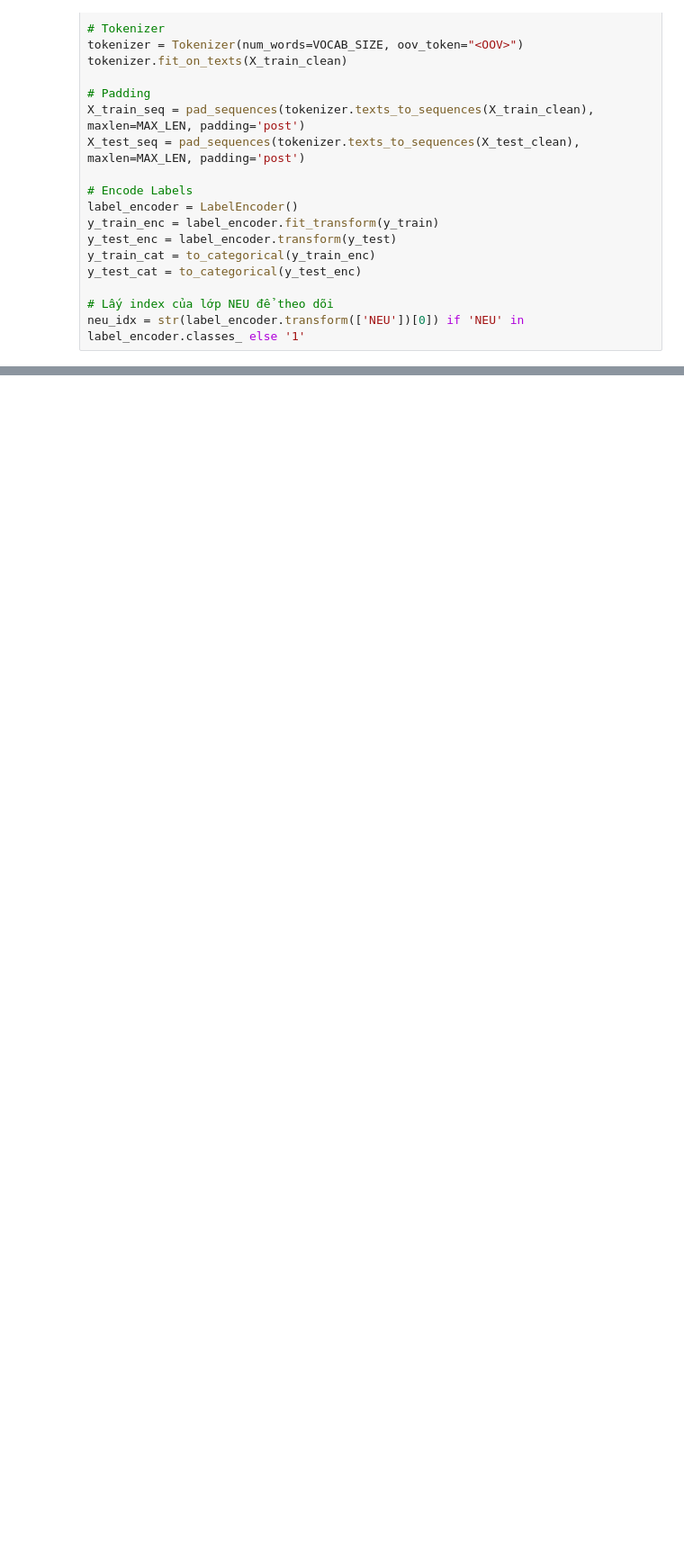
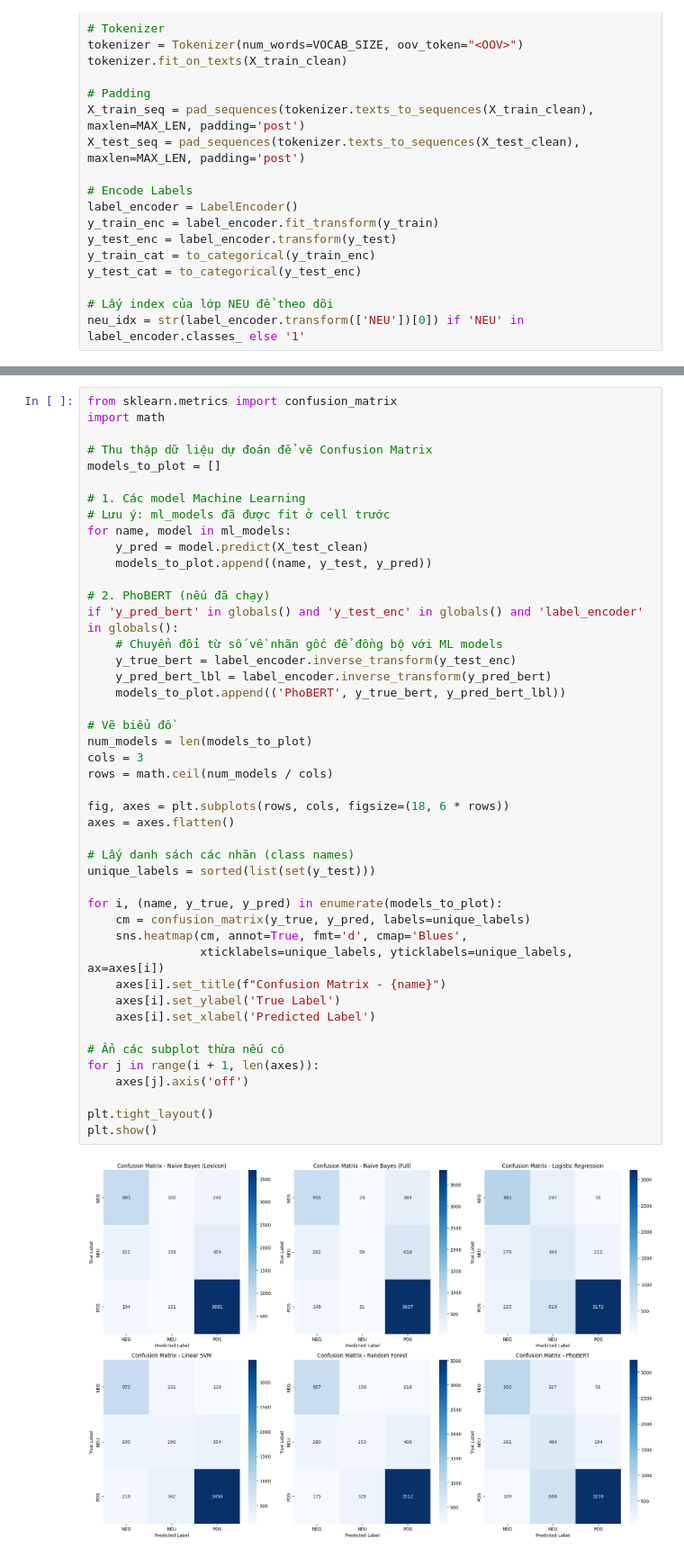
Before and after one commit to QuocHiep123/pattern-recognition, a Jupyter notebook: Nhận_dạng_mẫu.ipynb, the cells around one changed output, grey strips where cells are left out. Shown at 90% size. Saved outputs shown, nothing was run; the diff lists cells and outputs as text; blank space fills up the shorter version.

Commit message:
Được tạo bằng Colab

```diff
--- a/Nhận_dạng_mẫu.ipynb
+++ b/Nhận_dạng_mẫu.ipynb
@@ -408,3 +436,50 @@ Passing `palette` without assigning `hue` is deprecated and will be removed in v
+# %%
+from sklearn.metrics import confusion_matrix
+import math
+
+# Thu thập dữ liệu dự đoán để vẽ Confusion Matrix
+models_to_plot = []
+
+# 1. Các model Machine Learning
+# Lưu ý: ml_models đã được fit ở cell trước
+for name, model in ml_models:
+    y_pred = model.predict(X_test_clean)
+    models_to_plot.append((name, y_test, y_pred))
+
+# 2. PhoBERT (nếu đã chạy)
+if 'y_pred_bert' in globals() and 'y_test_enc' in globals() and 'label_encoder' in globals():
+    # Chuyển đổi từ số về nhãn gốc để đồng bộ với ML models
+    y_true_bert = label_encoder.inverse_transform(y_test_enc)
+    y_pred_bert_lbl = label_encoder.inverse_transform(y_pred_bert)
+    models_to_plot.append(('PhoBERT', y_true_bert, y_pred_bert_lbl))
+
+# Vẽ biểu đồ
+num_models = len(models_to_plot)
+cols = 3
+rows = math.ceil(num_models / cols)
+
+fig, axes = plt.subplots(rows, cols, figsize=(18, 6 * rows))
+axes = axes.flatten()
+
+# Lấy danh sách các nhãn (class names)
+unique_labels = sorted(list(set(y_test)))
+
+for i, (name, y_true, y_pred) in enumerate(models_to_plot):
+    cm = confusion_matrix(y_true, y_pred, labels=unique_labels)
+    sns.heatmap(cm, annot=True, fmt='d', cmap='Blues',
+                xticklabels=unique_labels, yticklabels=unique_labels, ax=axes[i])
+    axes[i].set_title(f"Confusion Matrix - {name}")
+    axes[i].set_ylabel('True Label')
+    axes[i].set_xlabel('Predicted Label')
+
+# Ẩn các subplot thừa nếu có
+for j in range(i + 1, len(axes)):
+    axes[j].axis('off')
+
+plt.tight_layout()
+plt.show()
+# %% [output]
+[figure, added]
 # %% [markdown]
 Tài liệu tham khảo :
 
```
Also changed, not shown: parts of 5 cells of this notebook.
